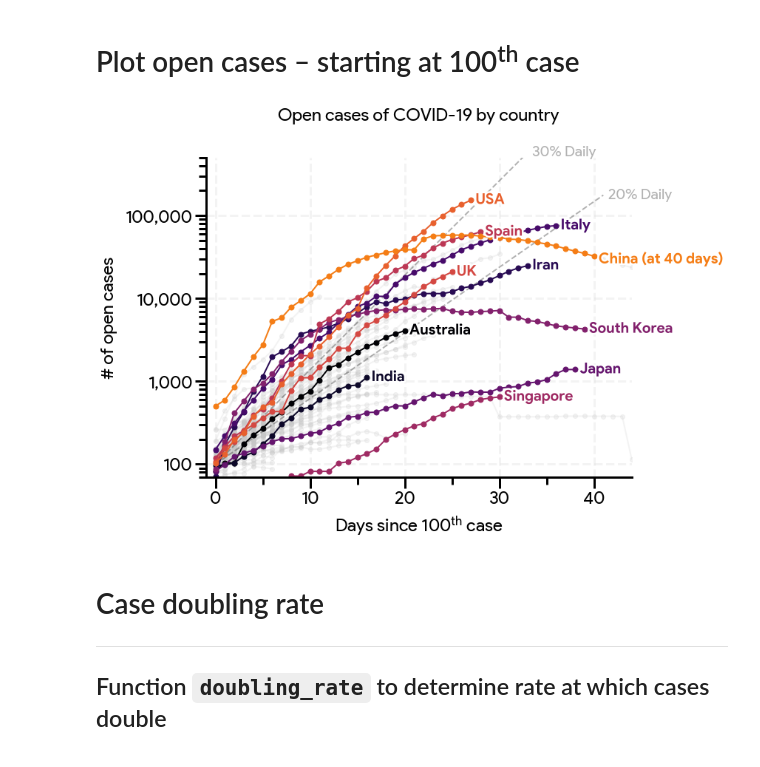
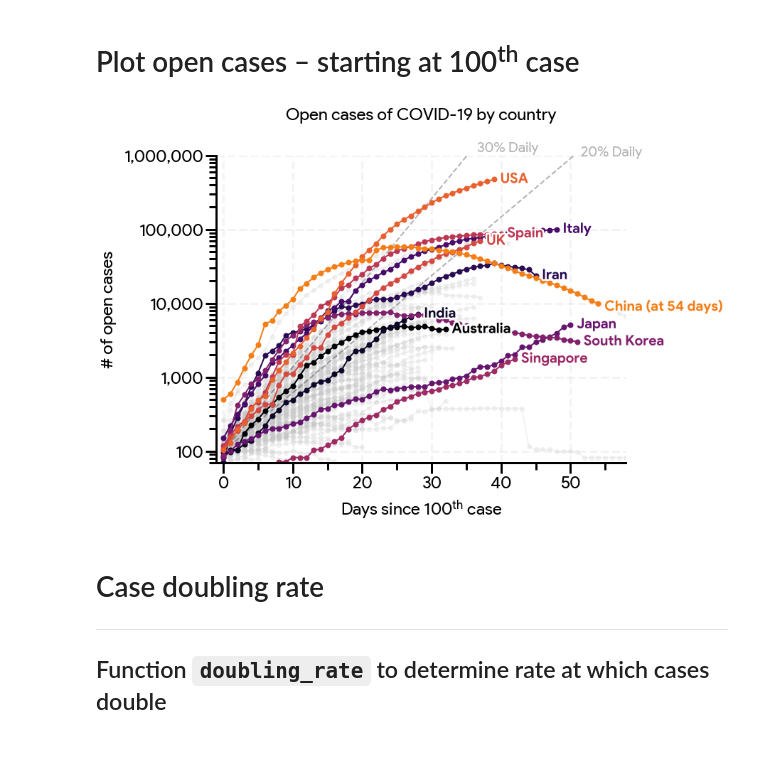
Before and after one commit to naveenv92/covid-19-visualization, a Jupyter notebook: covid_visualization.ipynb, the cells around one changed output. Cells and saved outputs as stored; diff of their text form; code cells hidden in the pictures.

```diff
--- a/covid_visualization.ipynb
+++ b/covid_visualization.ipynb
@@ -130,8 +130,8 @@ ax.yaxis.set_tick_params(which='minor', size=10, width=3)
 ax.grid(color='#d9d9d9', linewidth=3, linestyle='--', alpha=0.3)
 
 # Range of plot (x-axis and y-axis)
-x_max = 41 # Days
-y_max = 3*10**5 # Cases
+x_max = 55 # Days
+y_max = 10**6 # Cases
 
 # Padding for text labels
 left_pad = -0.2
@@ -178,8 +178,8 @@ ax.xaxis.set_major_locator(mpl.ticker.MultipleLocator(10))
 ax.xaxis.set_minor_locator(mpl.ticker.MultipleLocator(5))
 
 # Set y-axis tick intervals and labels
-ax.set_yticks([100, 1000, 10000, 100000])
-ax.set_yticklabels(['100', '1,000', '10,000', '100,000'])
+ax.set_yticks([100, 1000, 10000, 100000, 1000000])
+ax.set_yticklabels(['100', '1,000', '10,000', '100,000', '1,000,000'])
 
 # Set x and y-axis labels
 ax.set_xlabel(u'Days since 100$\mathregular{^{th}}$ case', labelpad=10)
@@ -194,7 +194,7 @@ ax.set_title('Aggregate confirmed cases of COVID-19 by country', size=24, pad=50
 
 # Save plot (comment/uncomment as desired)
 dpi = 300 # Resolution of image
-#plt.savefig('covid-cases.png', dpi=dpi, bbox_inches='tight')
+plt.savefig('covid-cases.png', dpi=dpi, bbox_inches='tight')
 
 # Show plot
 plt.show()
@@ -235,8 +235,8 @@ ax.yaxis.set_tick_params(which='minor', size=10, width=3)
 ax.grid(color='#d9d9d9', linewidth=3, linestyle='--', alpha=0.3)
 
 # Range of plot (x-axis and y-axis)
-x_max = 41 # Days
-y_max = 3*10**4 # Cases
+x_max = 55 # Days
+y_max = 5*10**4 # Cases
 
 # Padding for text labels
 left_pad = -0.2
@@ -299,7 +299,7 @@ ax.set_title('Aggregate deaths from COVID-19 by country', size=24, pad=50)
 
 # Save plot (comment/uncomment as desired)
 dpi = 300 # Resolution of image
-#plt.savefig('covid-deaths.png', dpi=dpi, bbox_inches='tight')
+plt.savefig('covid-deaths.png', dpi=dpi, bbox_inches='tight')
 
 # Show plot
 plt.show()
@@ -340,11 +340,11 @@ ax.yaxis.set_tick_params(which='minor', size=10, width=3)
 ax.grid(color='#d9d9d9', linewidth=3, linestyle='--', alpha=0.3)
 
 # Range of plot (x-axis and y-axis)
-x_max = 41 # Days
-y_max = 5*10**5 # Cases
+x_max = 55 # Days
+y_max = 10**6 # Cases
 
 # Padding for text labels
-left_pad = -0.5
+left_pad = -0.1
 
 # Lines for exponential increase (edit rate as desired)
 rate = [20, 30] # percent change per day (list of values for plot)
@@ -380,36 +380,36 @@ for i in countries:
 # Plot China separately and truncate for comparison
 china_data = covidData('China', 4, 100)
 ax.plot(np.arange(0, x_max, 1), china_data[0:x_max], marker='o', ms=7, linewidth=2, color=colors(colorCounter), zorder=2)
 text = ax.text(x_max + left_pad, china_data[x_max], 'China (at ' + str(x_max - 1) + ' days)', size=20, weight='bold', ha='left', va='center', color=colors(colorCounter))
 text.set_path_effects([pe.Stroke(linewidth=5, foreground='w'), pe.Normal()])
 
 # Set x-axis tick intervals
 ax.xaxis.set_major_locator(mpl.ticker.MultipleLocator(10))
 ax.xaxis.set_minor_locator(mpl.ticker.MultipleLocator(5))
 
 # Set y-axis tick intervals and labels
-ax.set_yticks([100, 1000, 10000, 100000])
-ax.set_yticklabels(['100', '1,000', '10,000', '100,000'])
+ax.set_yticks([100, 1000, 10000, 100000, 1000000])
+ax.set_yticklabels(['100', '1,000', '10,000', '100,000', '1,000,000'])
 
 # Set x and y-axis labels
 ax.set_xlabel(u'Days since 100$\mathregular{^{th}}$ case', labelpad=10)
 ax.set_ylabel('# of open cases', labelpad=10)
 
 # Set axis limits
 ax.set_xlim(-1, x_max + 3)
 ax.set_ylim(70, y_max)
 
 # Title
 ax.set_title('Open cases of COVID-19 by country', size=24, pad=50)
 
 # Save plot (comment/uncomment as desired)
 dpi = 300 # Resolution of image
 #plt.savefig('covid-net-cases.png', dpi=dpi, bbox_inches='tight')
 
 # Show plot
 plt.show()
 # %% [output]
-[figure, old version]
+[figure, new version]
 # %% [markdown]
 # Case doubling rate
 ---
```
Also changed, not shown: parts of 7 cells of this notebook, 1 other file.
